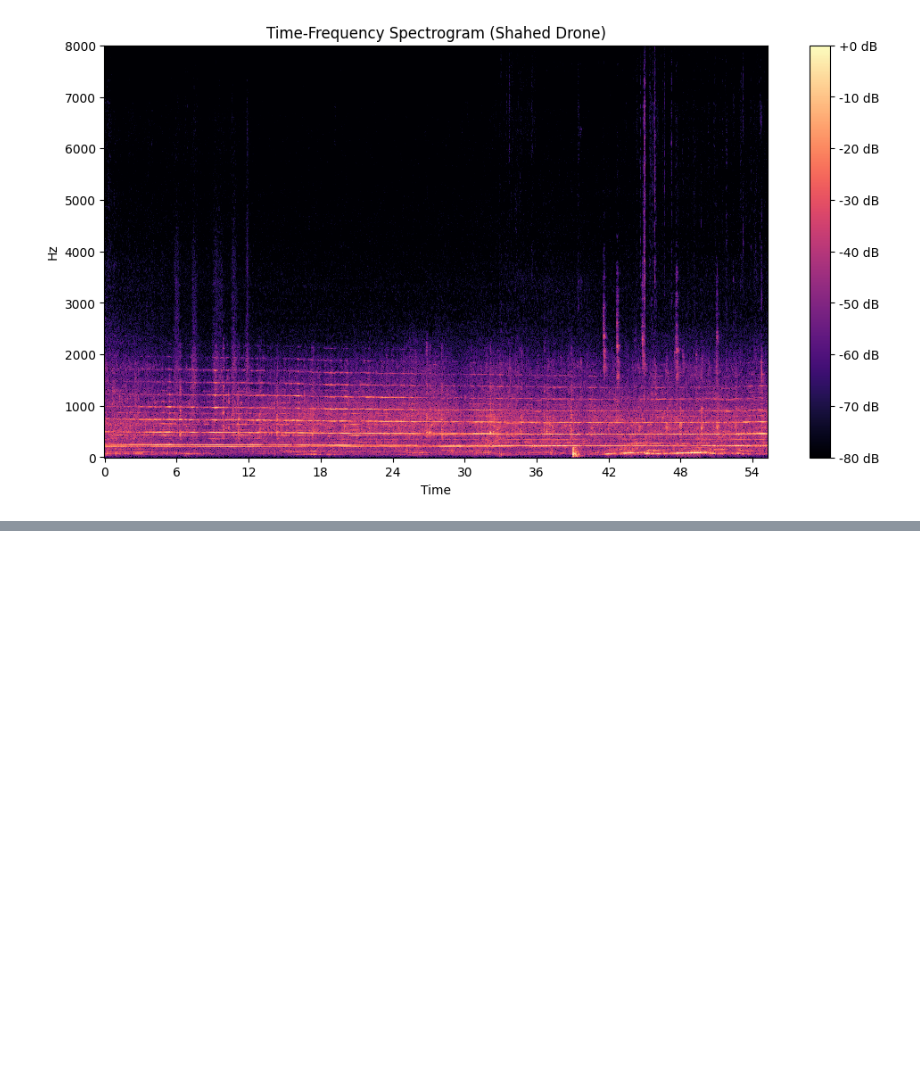
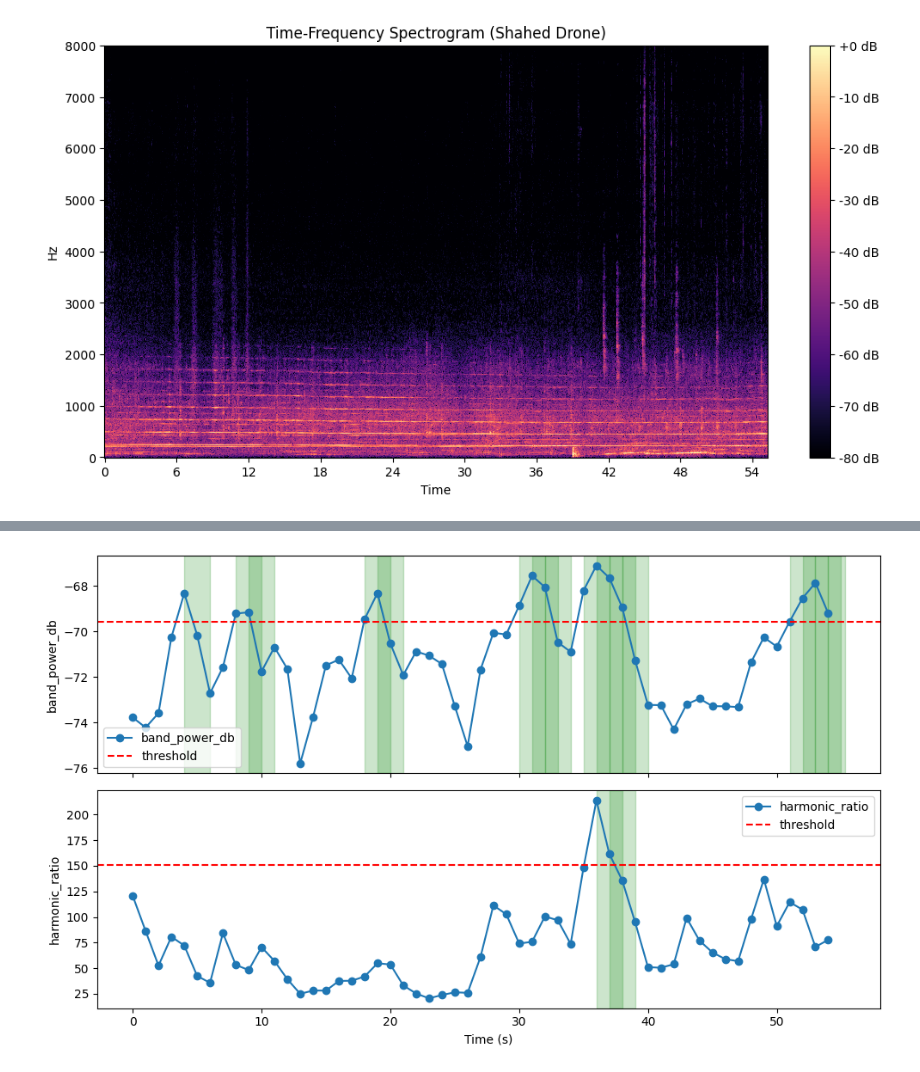
Before and after one commit to nomad-dormouse/acoustic-doa, a Jupyter notebook: notebooks/drone_sample_transformations.ipynb, the cells around one changed output, grey strips where cells are left out. Drawn from its saved outputs; the diff is of its cells as text; code cells hidden in the pictures; blank space fills up the shorter version.

Commit message:
Features extraction added with band power and harmonic ratio detection

```diff
--- a/notebooks/drone_sample_transformations.ipynb
+++ b/notebooks/drone_sample_transformations.ipynb
@@ -481,0 +448,46 @@ df[['band_power_db','harmonic_ratio','peak_freq']].describe()
+# %%
+def plot_features_with_thresholds(df, thresholds, features=None):
+    """
+    Plot multiple features over time with thresholds and binary detection mask.
+    """
+    if features is None:
+        features = list(thresholds.keys())
+
+    n = len(features)
+    fig, axes = plt.subplots(n, 1, figsize=(10, 3*n), sharex=True)
+
+    if n == 1:
+        axes = [axes]
+
+    times = df["start_time"]
+
+    for ax, feat in zip(axes, features):
+        vals = df[feat]
+        ax.plot(times, vals, marker="o", label=feat)
+
+        if feat in thresholds:
+            th = thresholds[feat]
+            ax.axhline(th, color="r", linestyle="--", label="threshold")
+
+            # binary mask (1 if above threshold, else 0)
+            mask = (vals > th).astype(int)
+
+            # shade regions
+            for i in range(len(mask)):
+                if mask[i] == 1:
+                    ax.axvspan(df["start_time"][i], df["end_time"][i],
+                               color="green", alpha=0.2)
+
+        ax.set_ylabel(feat)
+        ax.legend()
+
+    axes[-1].set_xlabel("Time (s)")
+    plt.tight_layout()
+    plt.show()
+# %%
+plot_features_with_thresholds(
+    df, thresholds,
+    features=["band_power_db", "harmonic_ratio"]
+)
+# %% [output]
+[figure, added]
```
Also changed, not shown: parts of 9 cells of this notebook.
